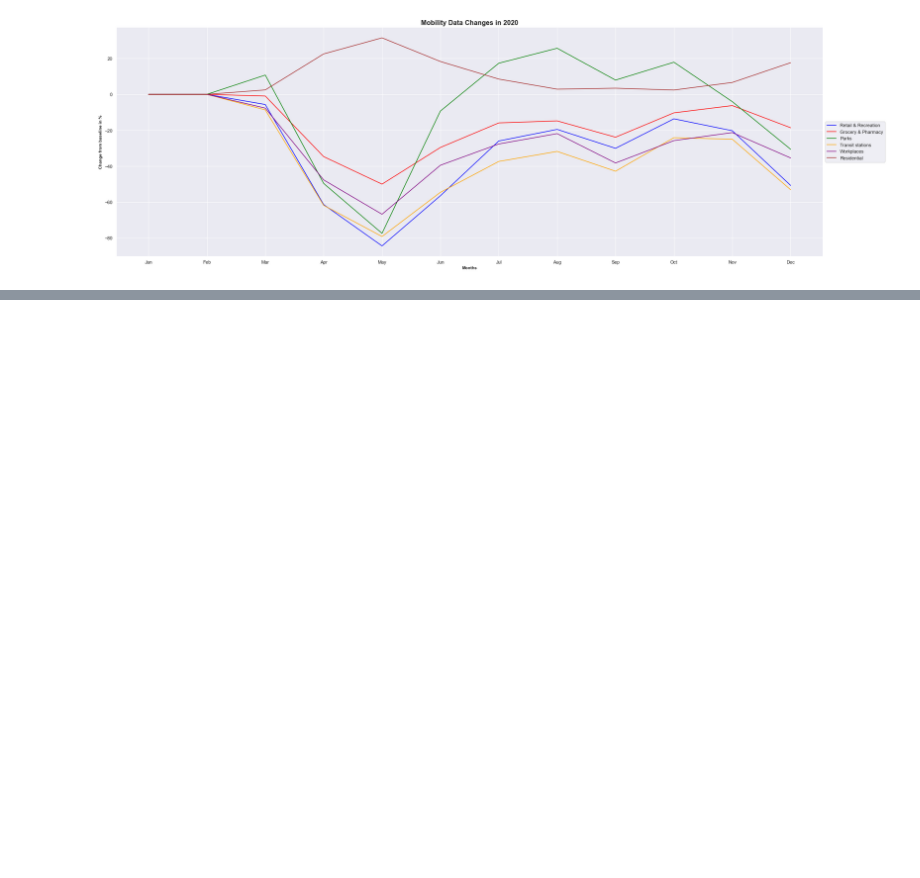
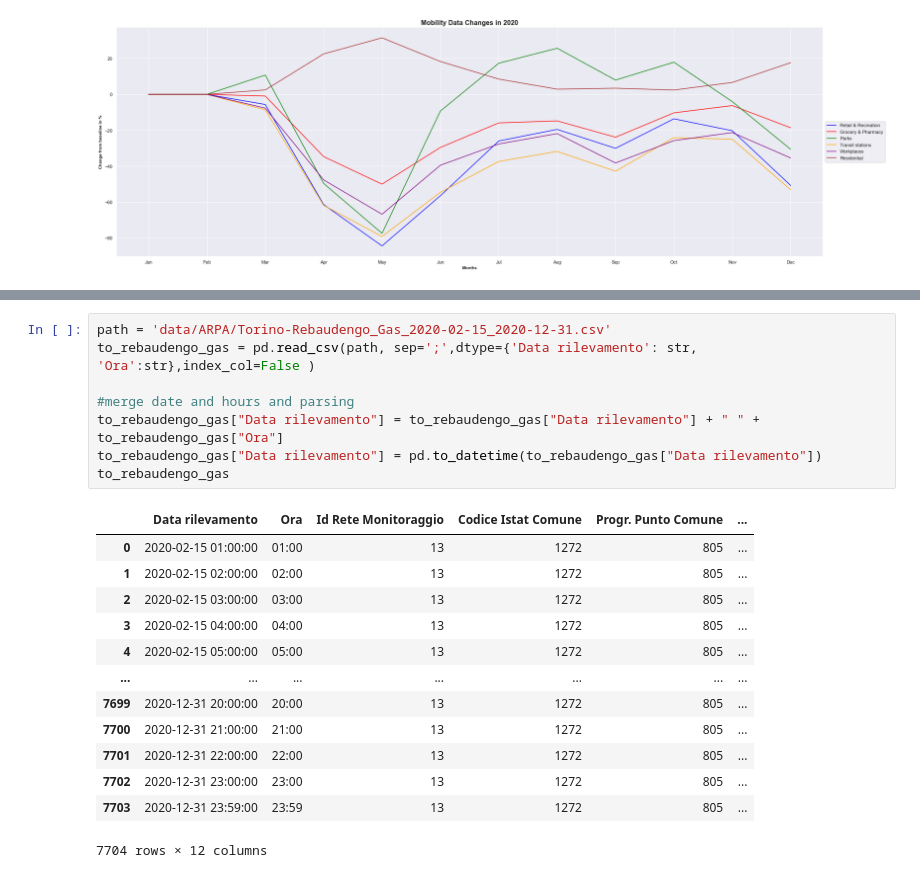
Before and after one commit to danielegerbaldo/Turin-Air-Quality-Comparison-Lockdown, a Jupyter notebook: Turin-Air-Quality-Comparison-Lockdown.ipynb, the cells around one changed output, grey strips where cells are left out. Drawn from its saved outputs; the diff is of its cells as text; blank space fills up the shorter version.

```diff
--- a/Turin-Air-Quality-Comparison-Lockdown.ipynb
+++ b/Turin-Air-Quality-Comparison-Lockdown.ipynb
@@ -167,0 +176,22 @@ plt.show()
+# %%
+path = 'data/ARPA/Torino-Rebaudengo_Gas_2020-02-15_2020-12-31.csv'
+to_rebaudengo_gas = pd.read_csv(path, sep=';',dtype={'Data rilevamento': str, 'Ora':str},index_col=False )
+
+#merge date and hours and parsing
+to_rebaudengo_gas["Data rilevamento"] = to_rebaudengo_gas["Data rilevamento"] + " " +  to_rebaudengo_gas["Ora"]
+to_rebaudengo_gas["Data rilevamento"] = pd.to_datetime(to_rebaudengo_gas["Data rilevamento"])
+to_rebaudengo_gas
+# %% [output]
+|  | Data rilevamento | Ora | Id Rete Monitoraggio | Codice Istat Comune | Progr. Punto Comune | ... |
+| 0 | 2020-02-15 01:00:00 | 01:00 | 13 | 1272 | 805 | ... |
+| 1 | 2020-02-15 02:00:00 | 02:00 | 13 | 1272 | 805 | ... |
+| 2 | 2020-02-15 03:00:00 | 03:00 | 13 | 1272 | 805 | ... |
+| 3 | 2020-02-15 04:00:00 | 04:00 | 13 | 1272 | 805 | ... |
+| 4 | 2020-02-15 05:00:00 | 05:00 | 13 | 1272 | 805 | ... |
+| ... | ... | ... | ... | ... | ... | ... |
+| 7699 | 2020-12-31 20:00:00 | 20:00 | 13 | 1272 | 805 | ... |
+| 7700 | 2020-12-31 21:00:00 | 21:00 | 13 | 1272 | 805 | ... |
+| 7701 | 2020-12-31 22:00:00 | 22:00 | 13 | 1272 | 805 | ... |
+| 7702 | 2020-12-31 23:00:00 | 23:00 | 13 | 1272 | 805 | ... |
+| 7703 | 2020-12-31 23:59:00 | 23:59 | 13 | 1272 | 805 | ... |
+7704 rows × 12 columns
```
Also changed, not shown: parts of 7 cells of this notebook, 4 other files.
